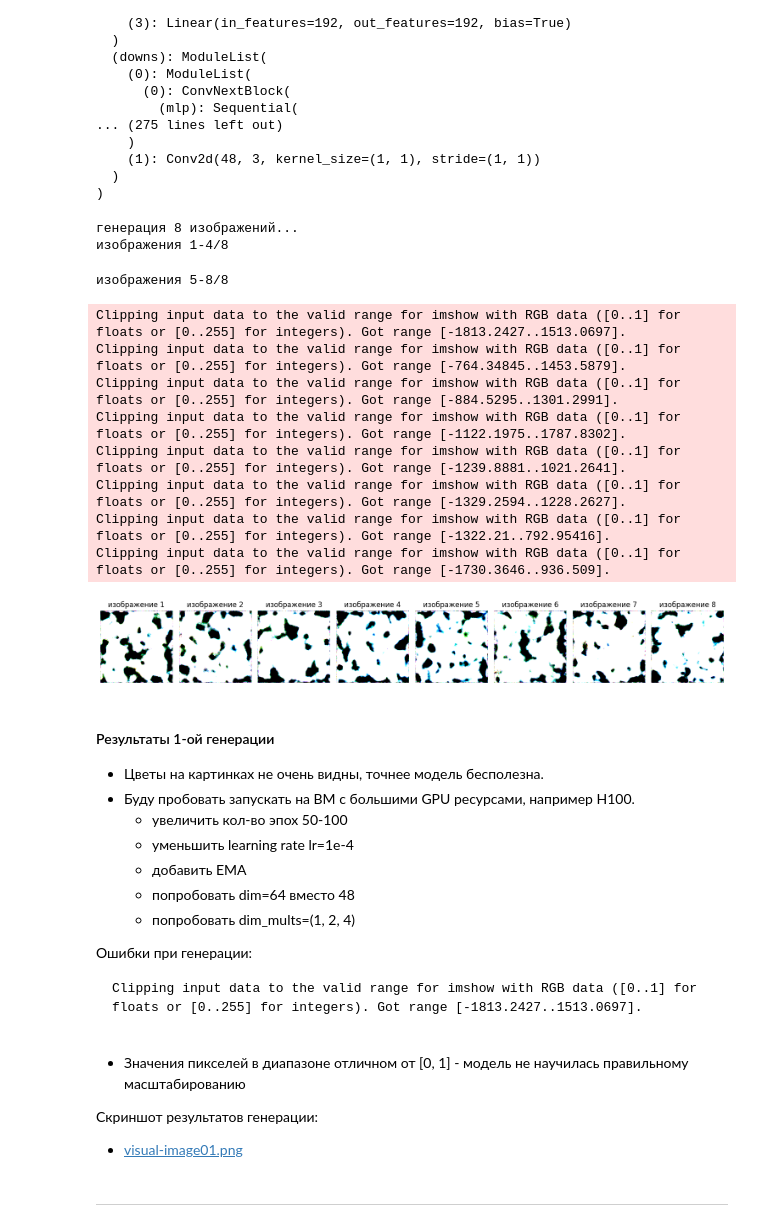
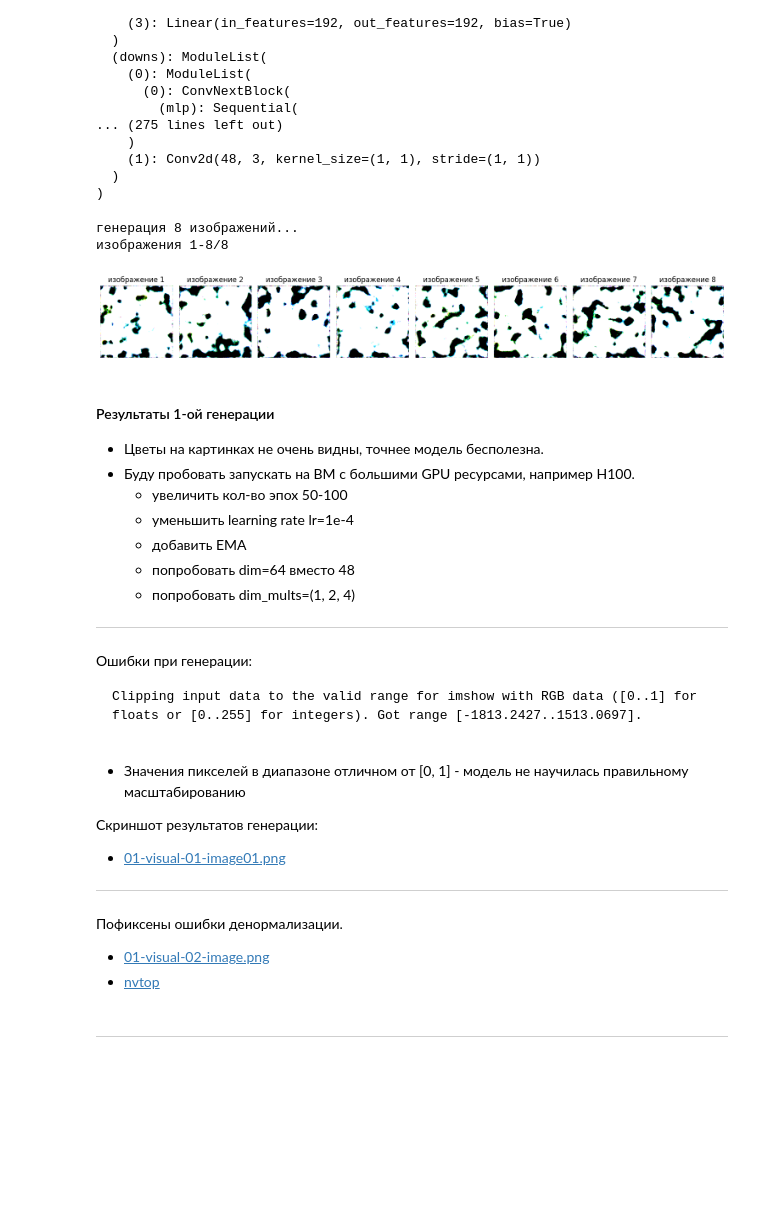
Before and after one commit to outlier-xxi/mipt-ml-modern, a Jupyter notebook: homework/hw01/hw01_v2.ipynb, the cells around one changed output. Saved outputs shown, nothing was run; the diff lists cells and outputs as text; code cells hidden in the pictures; blank space fills up the shorter version.

Commit message:
hw01 visualization fixed

````diff
--- a/homework/hw01/hw01_v2.ipynb
+++ b/homework/hw01/hw01_v2.ipynb
@@ -1188,50 +1188,46 @@ Unet(
 )
 # %%
 num_samples = 8  # количество изображений для генерации
-gen_batch_size = 4
+gen_batch_size = 8
 generated_images = []
 
 print(f"генерация {num_samples} изображений...")
 for i in range(0, num_samples, gen_batch_size):
     current_batch_size = min(gen_batch_size, num_samples - i)
     print(f"изображения {i+1}-{i+current_batch_size}/{num_samples}")
 
     # очищаем кэш перед каждым сэмплированием
     if torch.cuda.is_available():
         torch.cuda.empty_cache()
 
     # генерируем батч изображений
     samples = sample_skip_intermediate(
         model, image_size=image_size, batch_size=current_batch_size, channels=channels, save_intermediate=False
     )
 
     # samples[0] - это numpy array формы (batch_size, channels, height, width)
     # добавляем все изображения из батча
     for j in range(current_batch_size):
         generated_images.append(samples[0][j])
 
+# Debug: проверяем диапазон значений ПЕРЕД денормализации
+# for i, img in enumerate(generated_images[:2]):  # проверяем первые 2 изображения
+#     print(f"изображение {i+1}: min={img.min():.2f}, max={img.max():.2f}")
+
 # визуализация всех сгенерированных изображений
 plt.figure(figsize=(15, 4))
 for i, img in enumerate(generated_images):
     plt.subplot(1, num_samples, i + 1)
-    plt.imshow(img.transpose(1, 2, 0) * 0.5 + 0.5)  # денормализуем
+    img_denorm = (img.transpose(1, 2, 0) * 0.5 + 0.5).clip(0, 1)
+    plt.imshow(img_denorm)
     plt.axis("off")
     plt.title(f"изображение {i+1}")
 plt.tight_layout()
 plt.show()
 # %% [output]
 генерация 8 изображений...
-изображения 1-4/8
+изображения 1-8/8
-изображения 5-8/8
-Clipping input data to the valid range for imshow with RGB data ([0..1] for floats or [0..255] for integers). Got range [-1813.2427..1513.0697].
-Clipping input data to the valid range for imshow with RGB data ([0..1] for floats or [0..255] for integers). Got range [-764.34845..1453.5879].
-Clipping input data to the valid range for imshow with RGB data ([0..1] for floats or [0..255] for integers). Got range [-884.5295..1301.2991].
-Clipping input data to the valid range for imshow with RGB data ([0..1] for floats or [0..255] for integers). Got range [-1122.1975..1787.8302].
-Clipping input data to the valid range for imshow with RGB data ([0..1] for floats or [0..255] for integers). Got range [-1239.8881..1021.2641].
-Clipping input data to the valid range for imshow with RGB data ([0..1] for floats or [0..255] for integers). Got range [-1329.2594..1228.2627].
-Clipping input data to the valid range for imshow with RGB data ([0..1] for floats or [0..255] for integers). Got range [-1322.21..792.95416].
-Clipping input data to the valid range for imshow with RGB data ([0..1] for floats or [0..255] for integers). Got range [-1730.3646..936.509].
-[figure, old version]
+[figure, new version]
 # %% [markdown]
 #### Результаты 1-ой генерации
 
@@ -1243,6 +1239,8 @@ Clipping input data to the valid range for imshow with RGB data ([0..1] for floa
     - попробовать dim=64 вместо 48
     - попробовать dim_mults=(1, 2, 4)
 
+---
+
 Ошибки при генерации:
 ```text
 Clipping input data to the valid range for imshow with RGB data ([0..1] for floats or [0..255] for integers). Got range [-1813.2427..1513.0697].
@@ -1251,4 +1249,10 @@ Clipping input data to the valid range for imshow with RGB data ([0..1] for floa
 - Значения пикселей в диапазоне отличном от [0, 1] - модель не научилась правильному масштабированию
 
 Скриншот результатов генерации:
-- [visual-image01.png](homework/hw01/doc/visual-image01.png)
+- [01-visual-01-image01.png](homework/hw01/doc/01-visual-01-image01.png)
+
+---
+
+Пофиксены ошибки денормализации.
+- [01-visual-02-image.png](homework/hw01/doc/01-visual-02-image.png)
+- [nvtop](homework/hw01/doc/01-visual-02-nvtop.png)
````
Also changed, not shown: parts of 1 cell of this notebook, 3 other files.
